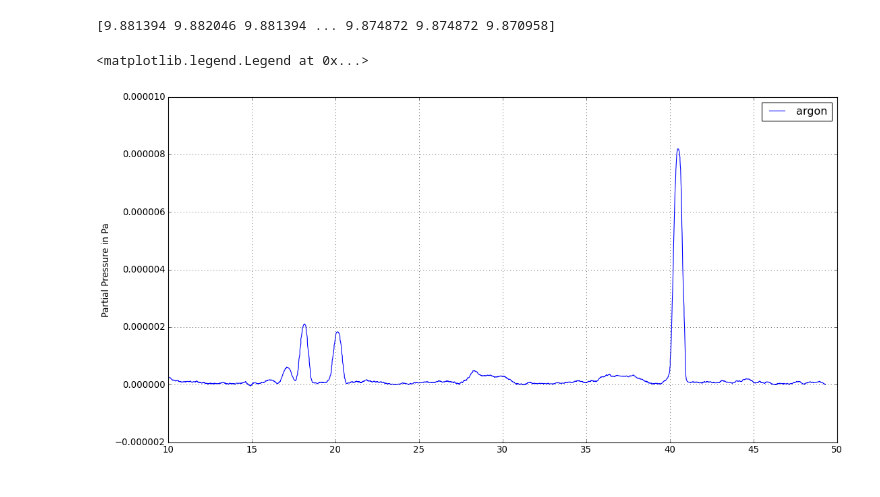
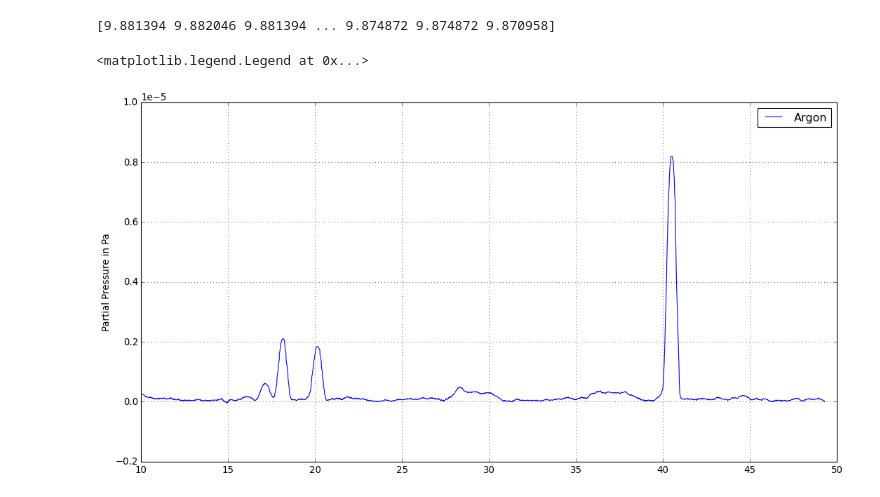
Before and after one commit to cembomembo/FP-Quadrupol, a Jupyter notebook: Evaluation/massspectra_analysis.ipynb, the cells around one changed output. Cells and saved outputs as stored; diff of their text form; code cells hidden in the pictures.

```diff
--- a/Evaluation/massspectra_analysis.ipynb
+++ b/Evaluation/massspectra_analysis.ipynb
@@ -78,32 +78,33 @@ bg_y = bg_y*max(ar_y[:650])/max(bg_y)-sum(bg_y[1000:2733]*max(ar_y[:650]))/1733
 
 ac_x = ac[1]
 ac_y = moving_average(ac[0],a)
 ac_y = ac_y/(max(ac_y))-min(ac_y)
 
 # ETHANOL
 
 eth_x = eth[1]
 eth_y = moving_average(eth[0],a)
 eth_y = eth_y/max(eth_y)-min(eth_y)
 # AIR
 
 air_x = air[1]
 air_y = moving_average(air[0],a)
 air_y = air_y/max(air_y)-min(air_y)
 
 
 
-plt.plot(ar_x[c:d],ar_y[c:d], label='argon')
+plt.plot(ar_x[c:d],ar_y[c:d], label='Argon')
 #plt.plot(bg_x[c:d],bg_y[c:d], label='bg')
 
 #plt.plot(ar_x[c:d],ar_y[c:d]-bg_y[c+9:d+9], label='argon – background')
 #plt.plot(ac_x[c:d],ac_y[c:d], label='acetone')
 #plt.plot(eth_x[c:d],eth_y[c:d], label='Ethanol')
 #plt.plot(air_x[c:d],air_y[c:d], label='air')
 
+plt.ticklabel_format(axis='y', style='sci', scilimits=(0,0))
 plt.ylabel('Partial Pressure in Pa')
 plt.grid()
 plt.legend()
 # %% [output]
 <matplotlib.legend.Legend at 0x...>
-[figure, old version]
+[figure, new version]
```
